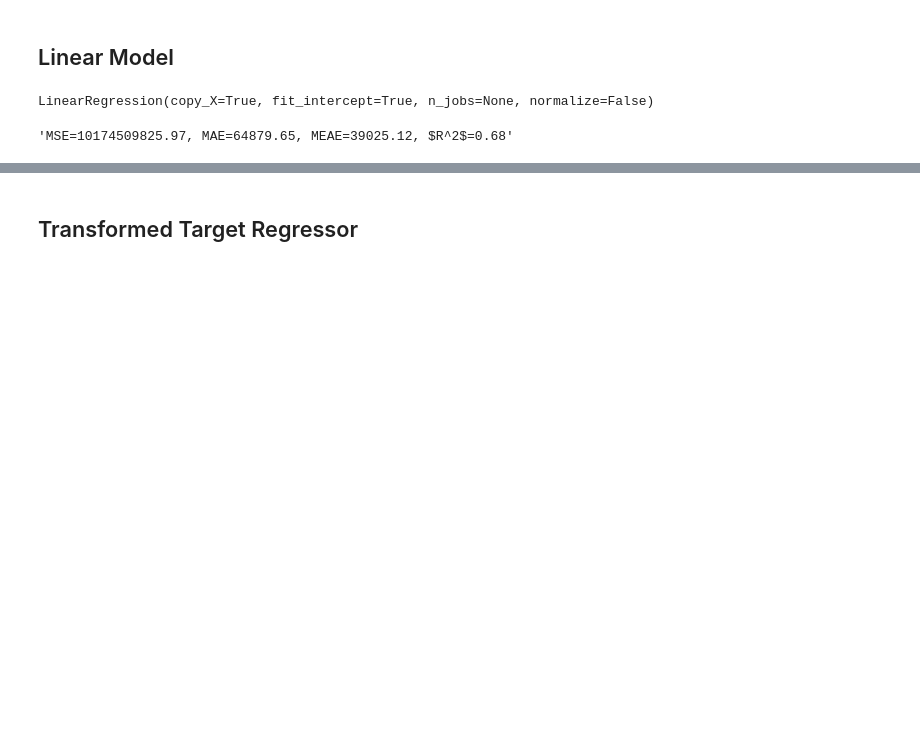
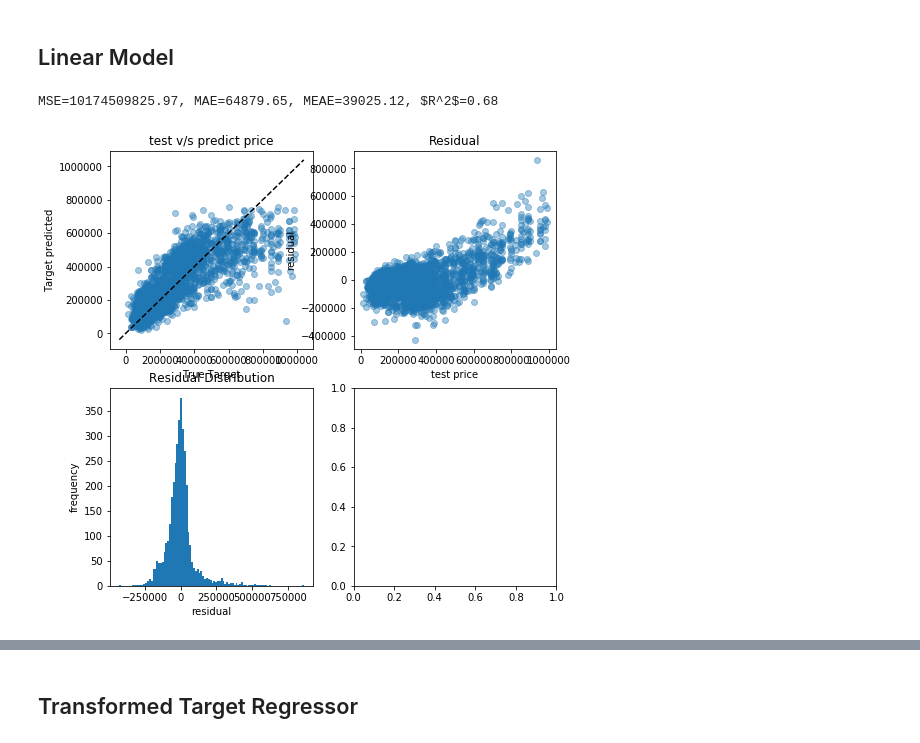
Before and after one commit to creyesp/houses-project, a Jupyter notebook: notebooks/Second_day_workshop.ipynb, the cells around one changed output, grey strips where cells are left out. Drawn from its saved outputs; the diff is of its cells as text; code cells hidden in the pictures; blank space fills up the shorter version.

```diff
--- a/notebooks/Second_day_workshop.ipynb
+++ b/notebooks/Second_day_workshop.ipynb
@@ -131,12 +121,14 @@ ax[1, 1].scatter(arr_train[:,3], arr_train[:,5], c=color)
 ## Linear Model
 # %%
 model = LinearRegression(fit_intercept=True)
-model.fit(arr_train, y_train)
+model.fit(X_train_pca, y_train)
 #model.coef_, model.intercept_, model.rank_
+
+predicted_price_lr = model.predict(X_test_pca)
+print(get_scores(y_test, predicted_price_lr))
+
+
+f, ax = plot_predict_result(y_test, predicted_price_lr)
 # %% [output]
-LinearRegression(copy_X=True, fit_intercept=True, n_jobs=None, normalize=False)
+MSE=10174509825.97, MAE=64879.65, MEAE=39025.12, $R^2$=0.68
+[figure, added]
-# %%
-predict_price = model.predict(arr_test)
-get_scores(y_test, predict_price)
-# %% [output]
-'MSE=10174509825.97, MAE=64879.65, MEAE=39025.12, $R^2$=0.68'
```
Also changed, not shown: parts of 34 cells of this notebook, 1 other file.
